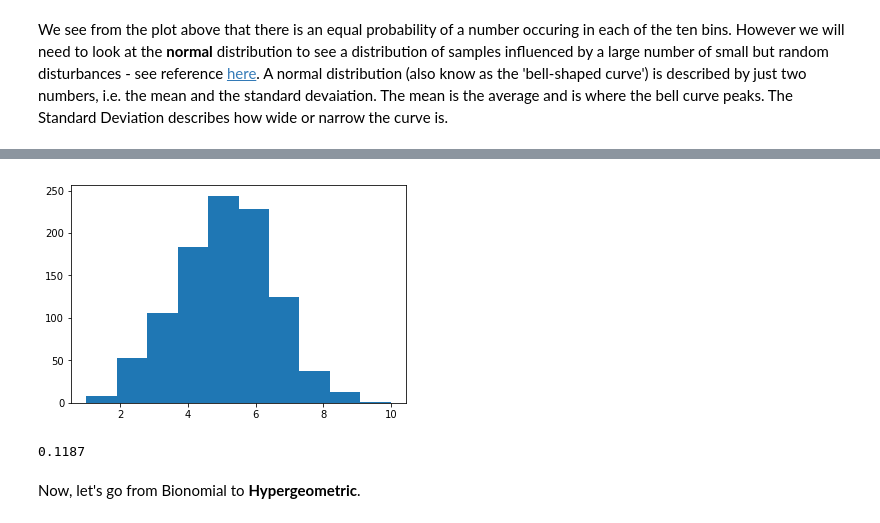
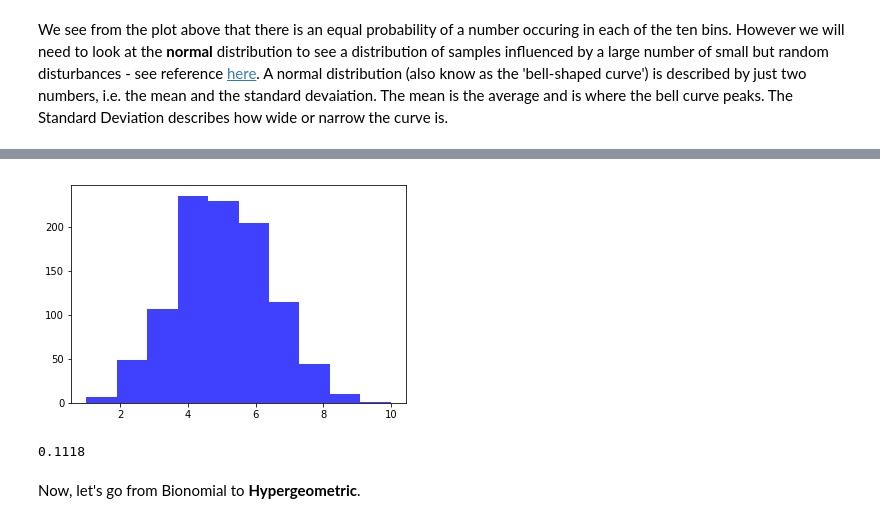
Before and after one commit to jruther/Assign_Repository, a Jupyter notebook: Assignment_for_Programming_for_Data_Analytics.ipynb, the cells around one changed output, grey strips where cells are left out. Drawn from its saved outputs; the diff is of its cells as text; code cells hidden in the pictures.

```diff
--- a/Assignment_for_Programming_for_Data_Analytics.ipynb
+++ b/Assignment_for_Programming_for_Data_Analytics.ipynb
@@ -135,19 +139,19 @@ The Bernoulli distribution is a special case of the binomial distribution where
+# %%
+#Let's have a look at the bionomial random function.
+b = np.random.binomial(10,.5,1000)
+count, bins, ignored = plt.hist(b,10, facecolor='b', alpha=0.75,histtype='stepfilled')
+plt.show()
+# %% [output]
+[figure, added]
 # %%
 # To run a simple test of the Binomial function lets input the variable for flipping a coin then times.
 # Each with an equal chance of either a head or a tail, run 1000 times.
+#Taking the example from above (the probability of obtaining 10 sixes in 50 rolls of a die) we input the variables as follows,
+# n=50, probability of one 6, and no. of trials.
 
-b = np.random.binomial(10,.5,1000)
-plt.hist(b)
-plt.show()
+sum(np.random.binomial(50, 0.1667, 10000) == 10)/10000
 # %% [output]
-[figure, removed]
+0.1118
-# %%
-#Taking the example from above (the probability of obtaining 10 sixes in 50 rolls of a die) we input the variables as follows,
-# n=50, probability of one 6, and no. of trials.
-
-sum(np.random.binomial(50, 0.1667, 10000) == 10)/10000
-# %% [output]
-0.1187
 # %% [markdown]
 Now, let's go from Bionomial to **Hypergeometric**.
 # %% [markdown]
```
Also changed, not shown: parts of 55 cells of this notebook, 5 other files.
